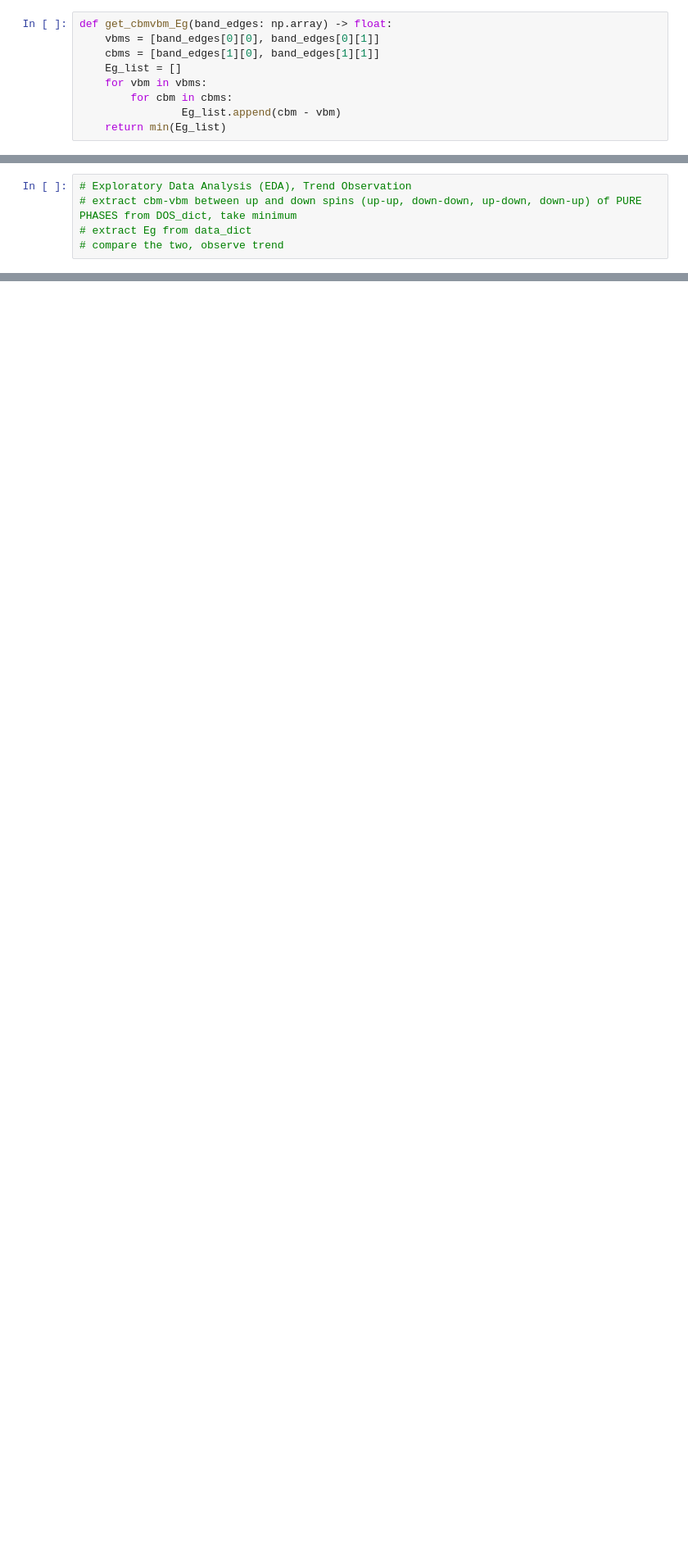
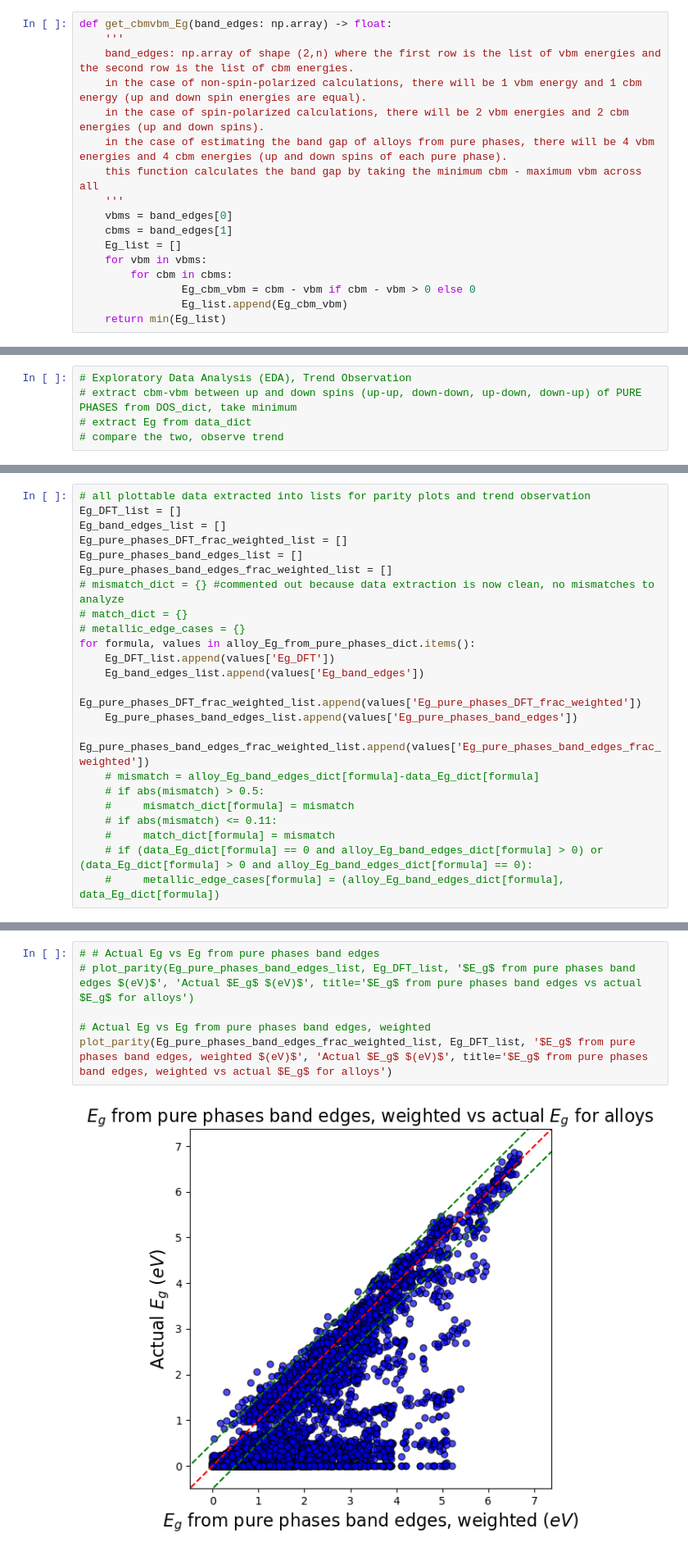
Before and after one commit to suxuen/ML_alloy_halide_perovskites, a Jupyter notebook: exploratory_analysis.ipynb, the cells around one changed output, grey strips where cells are left out. Shown at 82% size. Drawn from its saved outputs; the diff is of its cells as text; blank space fills up the shorter version.

```diff
--- a/exploratory_analysis.ipynb
+++ b/exploratory_analysis.ipynb
@@ -58,9 +58,17 @@ print(count, "formulas in DOS_df but not in data_df")
 # %%
 def get_cbmvbm_Eg(band_edges: np.array) -> float:
-    vbms = [band_edges[0][0], band_edges[0][1]]
-    cbms = [band_edges[1][0], band_edges[1][1]]
+    '''
+    band_edges: np.array of shape (2,n) where the first row is the list of vbm energies and the second row is the list of cbm energies.
+    in the case of non-spin-polarized calculations, there will be 1 vbm energy and 1 cbm energy (up and down spin energies are equal).
+    in the case of spin-polarized calculations, there will be 2 vbm energies and 2 cbm energies (up and down spins).
+    in the case of estimating the band gap of alloys from pure phases, there will be 4 vbm energies and 4 cbm energies (up and down spins of each pure phase).
+    this function calculates the band gap by taking the minimum cbm - maximum vbm across all
+    '''
+    vbms = band_edges[0]
+    cbms = band_edges[1]
     Eg_list = []
     for vbm in vbms:
         for cbm in cbms:
-                Eg_list.append(cbm - vbm)
+                Eg_cbm_vbm = cbm - vbm if cbm - vbm > 0 else 0
+                Eg_list.append(Eg_cbm_vbm)
     return min(Eg_list)
@@ -151,0 +228,23 @@ metallic_edge_cases
+# %%
+# all plottable data extracted into lists for parity plots and trend observation
+Eg_DFT_list = []
+Eg_band_edges_list = []
+Eg_pure_phases_DFT_frac_weighted_list = []
+Eg_pure_phases_band_edges_list = []
+Eg_pure_phases_band_edges_frac_weighted_list = []
+# mismatch_dict = {} #commented out because data extraction is now clean, no mismatches to analyze
+# match_dict = {}
+# metallic_edge_cases = {}
+for formula, values in alloy_Eg_from_pure_phases_dict.items():
+    Eg_DFT_list.append(values['Eg_DFT'])
+    Eg_band_edges_list.append(values['Eg_band_edges'])
+    Eg_pure_phases_DFT_frac_weighted_list.append(values['Eg_pure_phases_DFT_frac_weighted'])
+    Eg_pure_phases_band_edges_list.append(values['Eg_pure_phases_band_edges'])
+    Eg_pure_phases_band_edges_frac_weighted_list.append(values['Eg_pure_phases_band_edges_frac_weighted'])
+    # mismatch = alloy_Eg_band_edges_dict[formula]-data_Eg_dict[formula]
+    # if abs(mismatch) > 0.5:
+    #     mismatch_dict[formula] = mismatch
+    # if abs(mismatch) <= 0.11:
+    #     match_dict[formula] = mismatch
+    # if (data_Eg_dict[formula] == 0 and alloy_Eg_band_edges_dict[formula] > 0) or (data_Eg_dict[formula] > 0 and alloy_Eg_band_edges_dict[formula] == 0):
+    #     metallic_edge_cases[formula] = (alloy_Eg_band_edges_dict[formula], data_Eg_dict[formula])
@@ -151,0 +256,8 @@ metallic_edge_cases
+# %%
+# # Actual Eg vs Eg from pure phases band edges
+# plot_parity(Eg_pure_phases_band_edges_list, Eg_DFT_list, '$E_g$ from pure phases band edges $(eV)$', 'Actual $E_g$ $(eV)$', title='$E_g$ from pure phases band edges vs actual $E_g$ for alloys')
+
+# Actual Eg vs Eg from pure phases band edges, weighted
+plot_parity(Eg_pure_phases_band_edges_frac_weighted_list, Eg_DFT_list, '$E_g$ from pure phases band edges, weighted $(eV)$', 'Actual $E_g$ $(eV)$', title='$E_g$ from pure phases band edges, weighted vs actual $E_g$ for alloys')
+# %% [output]
+[figure, added]
```
Also changed, not shown: parts of 19 cells of this notebook, 6 other files.
